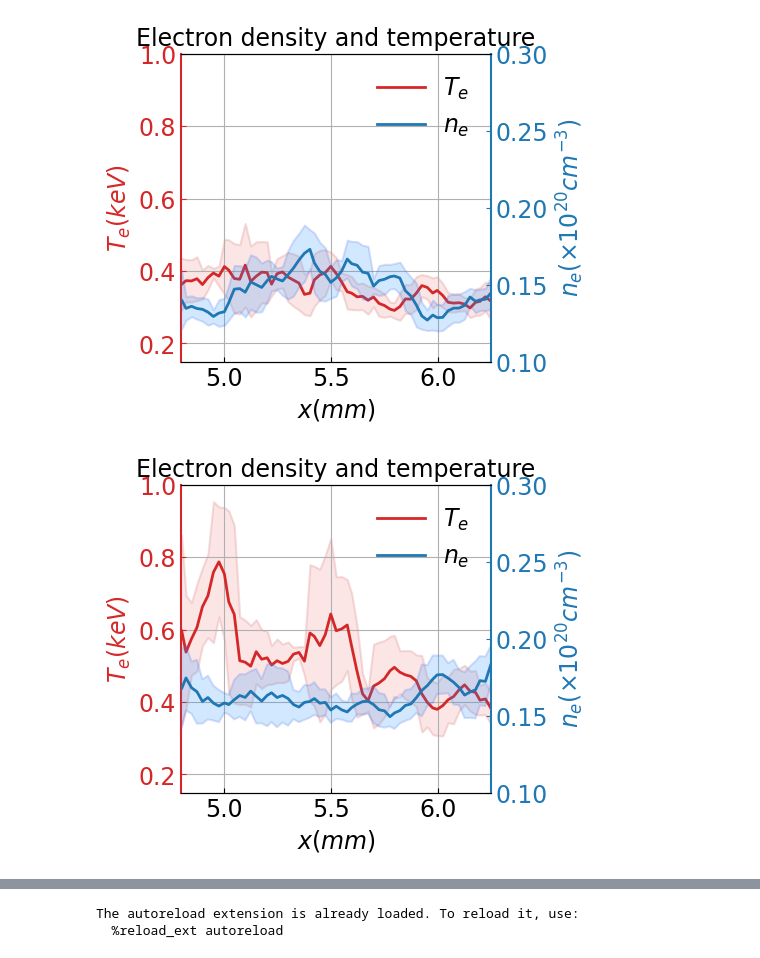
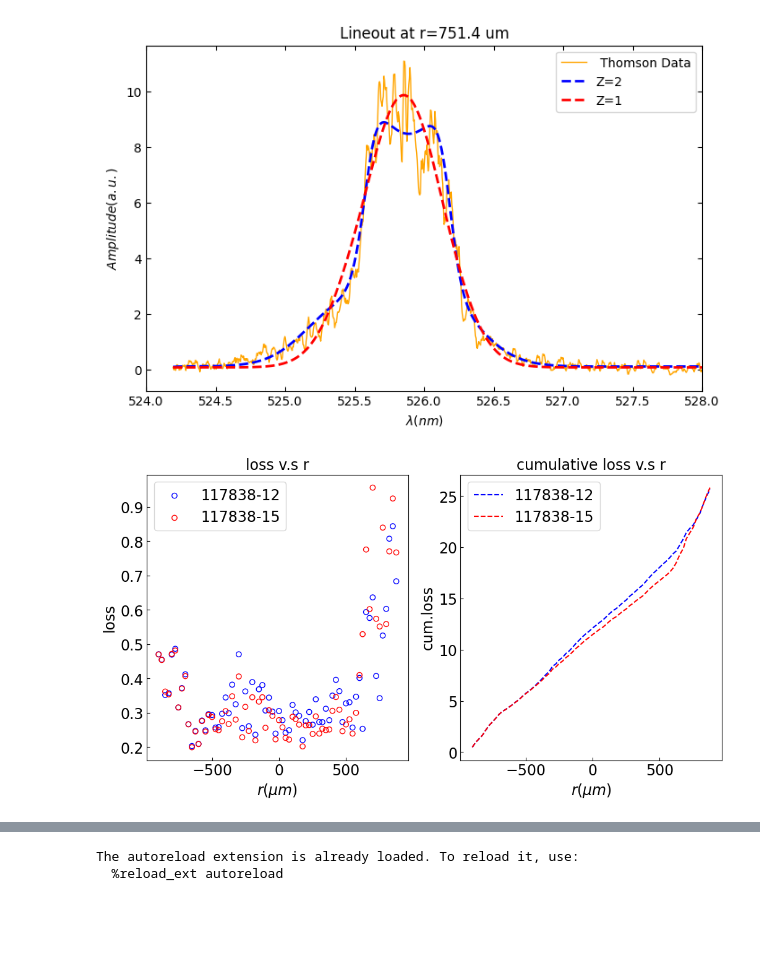
Before and after one commit to Soham919/tsadar_plotter, a Jupyter notebook: plot_lineouts_26.ipynb, the cells around one changed output, grey strips where cells are left out. Cells and saved outputs as stored; diff of their text form; code cells hidden in the pictures; blank space fills up the shorter version.

Commit message:
Some more Kinsock plot files

```diff
--- a/plot_lineouts_26.ipynb
+++ b/plot_lineouts_26.ipynb
@@ -43,21 +44,26 @@ KeyError: '117830'
 # %%
-### PLOT LOSS ###
+### PLOT 117837 ###
 %reload_ext autoreload
 %autoreload 2
 from plot_117837_EPW import plot_117837_EPW_loss
-from plot_117837_EPW import plot_117837_EPW
-plot_117837_EPW(data['117837']['117837-13'])
+from plot_117837_EPW import plot_117837_EPW, plot_117837_IAW
+from TS_aux import plot_lineouts
+#plot_117837_EPW(data['117837']['117837-13'])
+#plot_117837_IAW(data)
 #plot_117837_EPW_loss(data['117837'])
+plot_lineouts(data['117837'])
 # %% [output]
-[figure, old version]
+[figure, new version]
 # %%
-### PLOT LOSS ###
+### PLOT 117838 ###
 %reload_ext autoreload
 %autoreload 2
 from plot_117838_EPW import plot_117838_EPW_loss
-from plot_117838_EPW import plot_117838_EPW
-plot_117838_EPW(data['117838']['117838-8'])
+from plot_117838_EPW import plot_117838_EPW, plot_117838_IAW
+#plot_117838_EPW(data['117838']['117838-8'])
+#plot_117838_IAW(data)
 #plot_117838_EPW_loss(data['117838'])
+plot_lineouts(data['117838'])
 # %% [output]
-[figure, old version]
+[figure, new version]
 # %%
```
Also changed, not shown: parts of 4 cells of this notebook, 9 other files.
